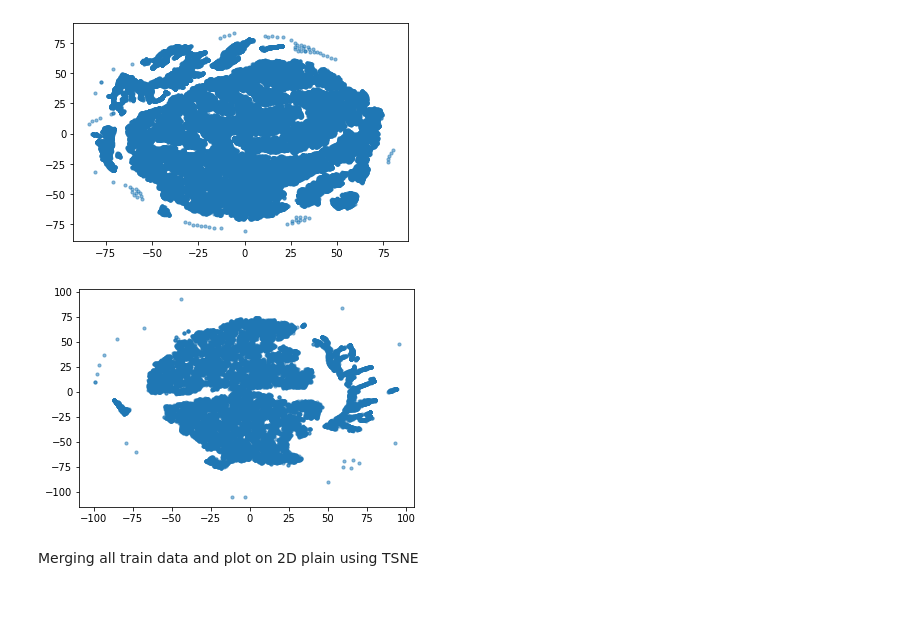
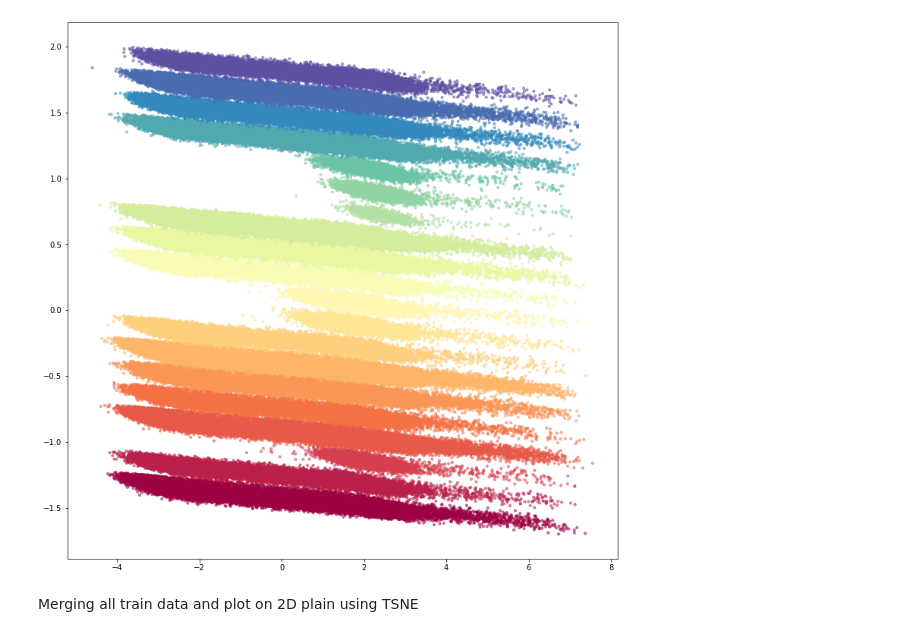
Before and after one commit to telenovelachuan/predictive_widget_maintenance, a Jupyter notebook: notebooks/clustering.ipynb, the cells around one changed output. Cells and saved outputs as stored; diff of their text form; code cells hidden in the pictures; blank space fills up the shorter version.

```diff
--- a/notebooks/clustering.ipynb
+++ b/notebooks/clustering.ipynb
@@ -35,6 +43,16 @@ def load_file(unit, file_type='rms'):
         df = exclude_physical_anml(df)
     return df
 
+def load_all_files():
+    units = range(0, 20)
+    df_all = pd.DataFrame()
+    for idx, unit in enumerate(units):
+        file_name = "../data/processed/train/unit{}_rms_anomaly_excluded.csv".format("000{}".format(unit) if unit < 10 else "00{}".format(unit))
+        file_df = pd.read_csv(file_name, index_col=0)
+        file_df['unit'] = unit
+        df_all = df_all.append(file_df)
+    return df_all
+
 def transform_column(df_input):
     num_features = df_input.columns[1:]
     num_pipeline = Pipeline([
@@ -52,0 +67,3 @@ tsne_vectors = tsne_model_0.fit_transform(rms_0[rms_0.columns[1:]])
+# %%
+df_all = load_all_files()
+df_all
@@ -52,0 +86,12 @@ tsne_vectors = tsne_model_0.fit_transform(rms_0[rms_0.columns[1:]])
+# %%
+pca = PCA(n_components=2)
+pca_result = pca.fit_transform(transform_column(df_all))
+print(pca.explained_variance_ratio_)
+
+plt.figure()
+plt.plot(np.cumsum(pca.explained_variance_ratio_))
+plt.xlabel("Number of Components")
+plt.ylabel("Explained variance ratio")
+plt.title("Explained Variance")
+plt.xticks(np.arange(0, 6, 1))
+plt.show()
@@ -53,5 +101,6 @@ tsne_vectors = tsne_model_0.fit_transform(rms_0[rms_0.columns[1:]])
 # %%
-plt.scatter(x=tsne_vectors[:, 0], y=tsne_vectors[:, 1], marker='o', alpha=0.5, s=10)
+fig, ax = plt.subplots(figsize=(13, 13))
+plt.scatter(x=[p[0] for p in pca_result], y=[p[1] for p in pca_result], c=df_all['unit'], cmap='Spectral', marker='o', alpha=0.5, s=10)
 plt.show()
 # %% [output]
-[figure, old version]
+[figure, new version]
@@ -62,7 +107,2 @@ tsne_vectors_1 = tsne_model_1.fit_transform(rms_1[rms_1.columns[1:]])
-# %%
-plt.scatter(x=tsne_vectors_1[:, 0], y=tsne_vectors_1[:, 1], marker='o', alpha=0.5, s=10)
-plt.show()
-# %% [output]
-[figure, removed]
 # %% [markdown]
 Merging all train data and plot on 2D plain using TSNE
```
Also changed, not shown: parts of 13 cells of this notebook.
